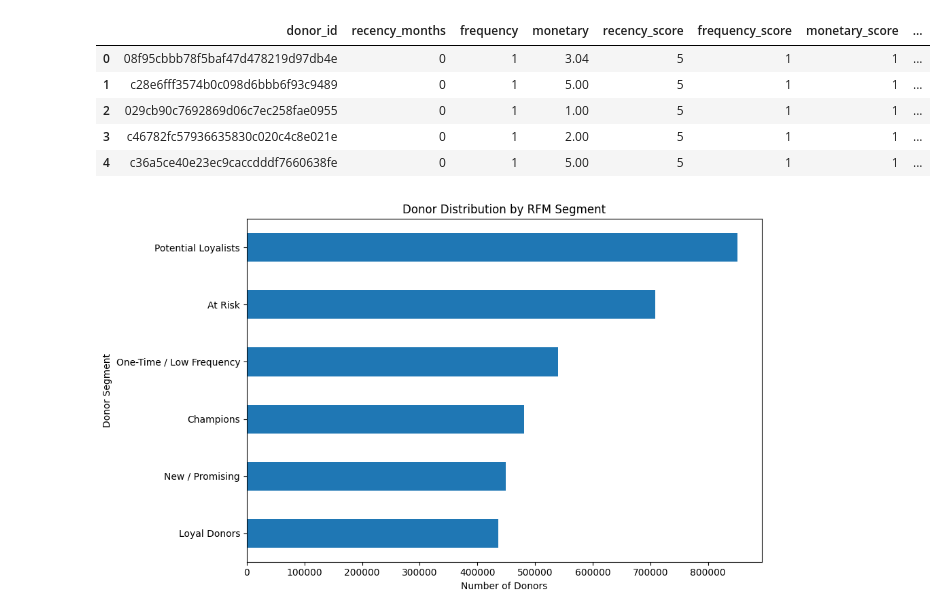
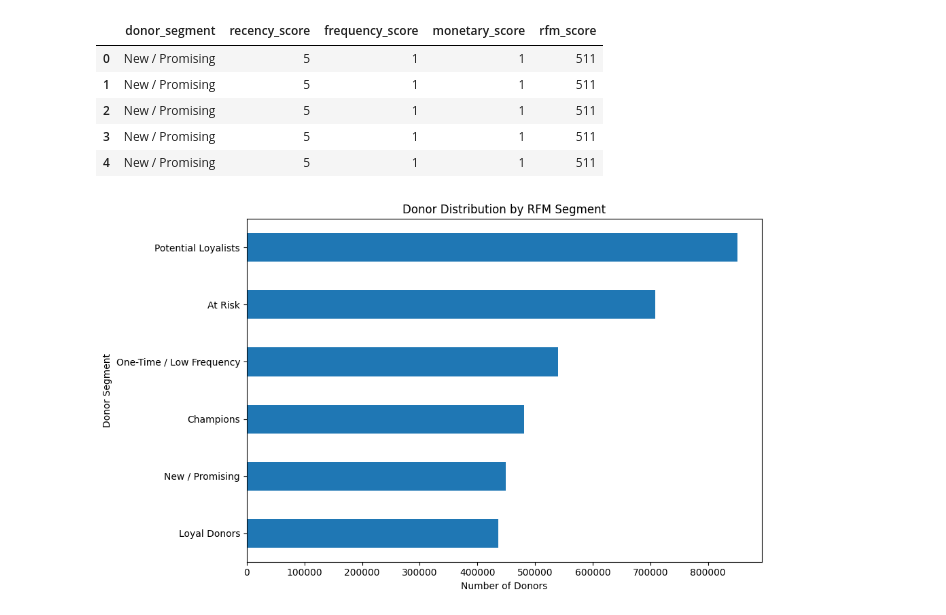
Before and after one commit to diivyaaanshii/DonorPulse, a Jupyter notebook: notebooks/analysis.ipynb, the cells around one changed output. Drawn from its saved outputs; the diff is of its cells as text; code cells hidden in the pictures.

Commit message:
Finalize DonorPulse analysis notebook

```diff
--- a/notebooks/analysis.ipynb
+++ b/notebooks/analysis.ipynb
@@ -18,19 +169,23 @@ Database connected successfully!
 # %%
-import pandas as pd
-
 query = """
 SELECT *
 FROM donor_rfm
 """
 
 rfm_df = pd.read_sql_query(query, conn)
 
-rfm_df.head()
+rfm_df[[
+    "donor_segment",
+    "recency_score",
+    "frequency_score",
+    "monetary_score",
+    "rfm_score"
+]].head()
 # %% [output]
-|  | donor_id | recency_months | frequency | monetary | recency_score | frequency_score | monetary_score | ... |
-| 0 | 08f95cbbb78f5baf47d478219d97db4e | 0 | 1 | 3.04 | 5 | 1 | 1 | ... |
-| 1 | c28e6fff3574b0c098d6bbb6f93c9489 | 0 | 1 | 5.00 | 5 | 1 | 1 | ... |
-| 2 | 029cb90c7692869d06c7ec258fae0955 | 0 | 1 | 1.00 | 5 | 1 | 1 | ... |
-| 3 | c46782fc57936635830c020c4c8e021e | 0 | 1 | 2.00 | 5 | 1 | 1 | ... |
-| 4 | c36a5ce40e23ec9caccdddf7660638fe | 0 | 1 | 5.00 | 5 | 1 | 1 | ... |
+|  | donor_segment | recency_score | frequency_score | monetary_score | rfm_score |
+| 0 | New / Promising | 5 | 1 | 1 | 511 |
+| 1 | New / Promising | 5 | 1 | 1 | 511 |
+| 2 | New / Promising | 5 | 1 | 1 | 511 |
+| 3 | New / Promising | 5 | 1 | 1 | 511 |
+| 4 | New / Promising | 5 | 1 | 1 | 511 |
 # %%
```
Also changed, not shown: parts of 32 cells of this notebook.
